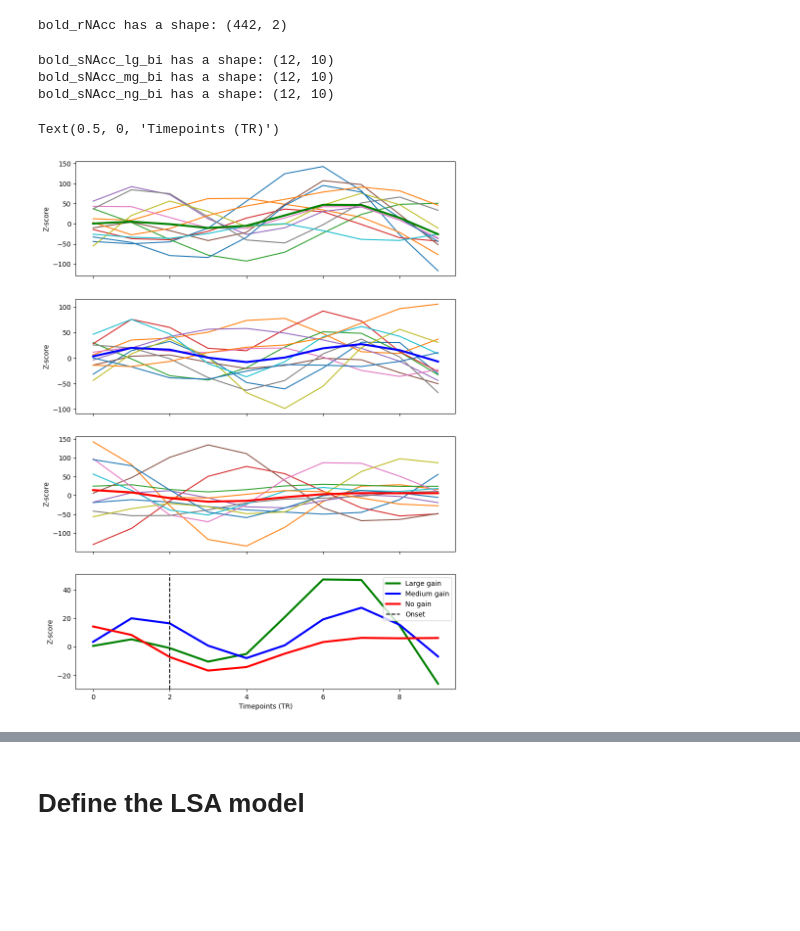
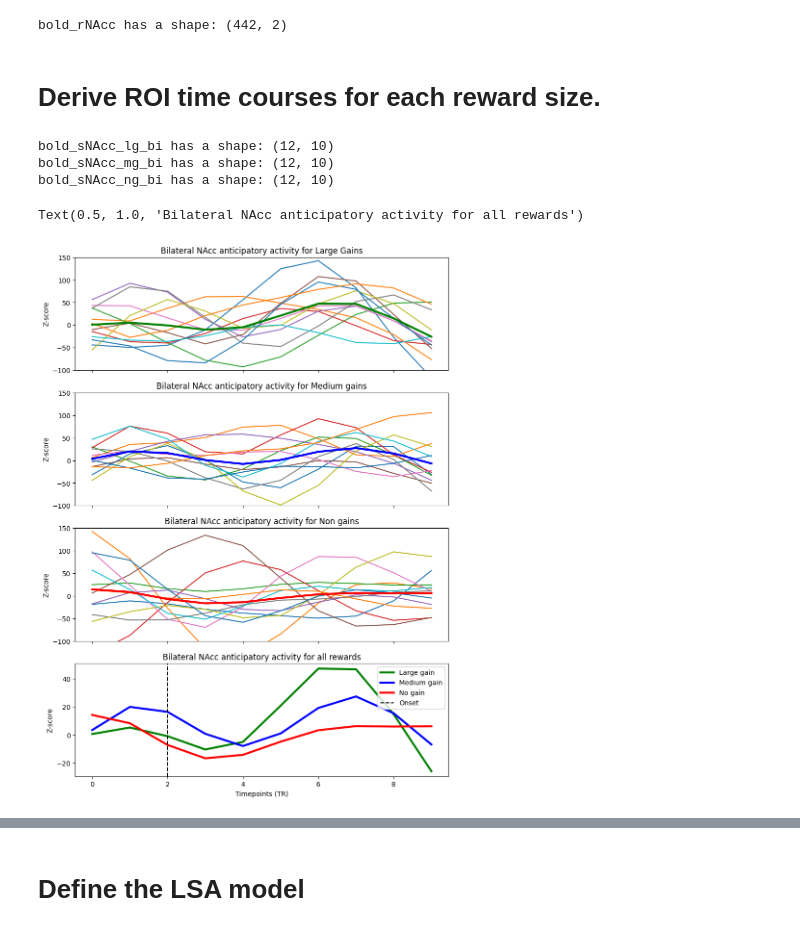
Before and after one commit to LuisA00/Analysis_Playground, a Jupyter notebook: Monetary_Incentive_Delay_fMRI/SingleParticipant_GLM_ROI_PPI_Analyses.ipynb, the cells around one changed output, grey strips where cells are left out. Saved outputs shown, nothing was run; the diff lists cells and outputs as text; code cells hidden in the pictures; blank space fills up the shorter version.

```diff
--- a/Monetary_Incentive_Delay_fMRI/SingleParticipant_GLM_ROI_PPI_Analyses.ipynb
+++ b/Monetary_Incentive_Delay_fMRI/SingleParticipant_GLM_ROI_PPI_Analyses.ipynb
@@ -303,6 +303,8 @@ bold_sNAcc = masker_sNAcc.fit_transform(sub01_run1_func_file, confounds=sub01_ru
 print("bold_rNAcc has a shape: %s" % str(bold_sNAcc.shape))
 # %% [output]
 bold_rNAcc has a shape: (442, 2)
+# %% [markdown]
+# Derive ROI time courses for each reward size.
 # %%
 # Extract segments around stimulus onsets for condition 1
 
@@ -330,34 +332,36 @@ bold_sNAcc_lg_bi has a shape: (12, 10)
 bold_sNAcc_mg_bi has a shape: (12, 10)
 bold_sNAcc_ng_bi has a shape: (12, 10)
 # %%
-
-
 fig, axs = plt.subplots(4, 1, figsize=(10, 14), sharex=True)
 
 for x in range(12):
     axs[0].plot(bold_sNAcc_lg_bi[x][:])
     axs[1].plot(bold_sNAcc_mg_bi[x][:])
     axs[2].plot(bold_sNAcc_ng_bi[x][:])
 
+axs[0].set_ylim(-100, 150)
+axs[1].set_ylim(-100, 150)
+axs[2].set_ylim(-100, 150)
 axs[0].set_ylabel('Z-score')
-#axs[0].set_xlabel('Timepoints (TR)')
 axs[1].set_ylabel('Z-score')
-#axs[1].set_xlabel('Timepoints (TR)')
 axs[2].set_ylabel('Z-score')
-#axs[2].set_xlabel('Timepoints (TR)')
+axs[0].set_title("Bilateral NAcc anticipatory activity for Large Gains")
+axs[1].set_title("Bilateral NAcc anticipatory activity for Medium gains")
+axs[2].set_title("Bilateral NAcc anticipatory activity for Non gains")
 
 axs[0].plot(bold_sNAcc_lg_bi_mean[:], 'g', lw=3)
 axs[1].plot(bold_sNAcc_mg_bi_mean[:], 'b', lw=3)
 axs[2].plot(bold_sNAcc_ng_bi_mean[:], 'r', lw=3)
 
 axs[3].plot(bold_sNAcc_lg_bi_mean[:], 'g', lw=3)
 axs[3].plot(bold_sNAcc_mg_bi_mean[:], 'b', lw=3)
 axs[3].plot(bold_sNAcc_ng_bi_mean[:], 'r', lw=3)
 axs[3].axvline(x = 2, color = 'k', label = 'onset', linestyle='dashed')
 
 axs[3].legend(('Large gain', 'Medium gain', 'No gain', 'Onset'))
 axs[3].set_ylabel('Z-score')
 axs[3].set_xlabel('Timepoints (TR)')
+axs[3].set_title("Bilateral NAcc anticipatory activity for all rewards")
 # %% [output]
-Text(0.5, 0, 'Timepoints (TR)')
+Text(0.5, 1.0, 'Bilateral NAcc anticipatory activity for all rewards')
-[figure, old version]
+[figure, new version]
```
Also changed, not shown: parts of 3 cells of this notebook.
